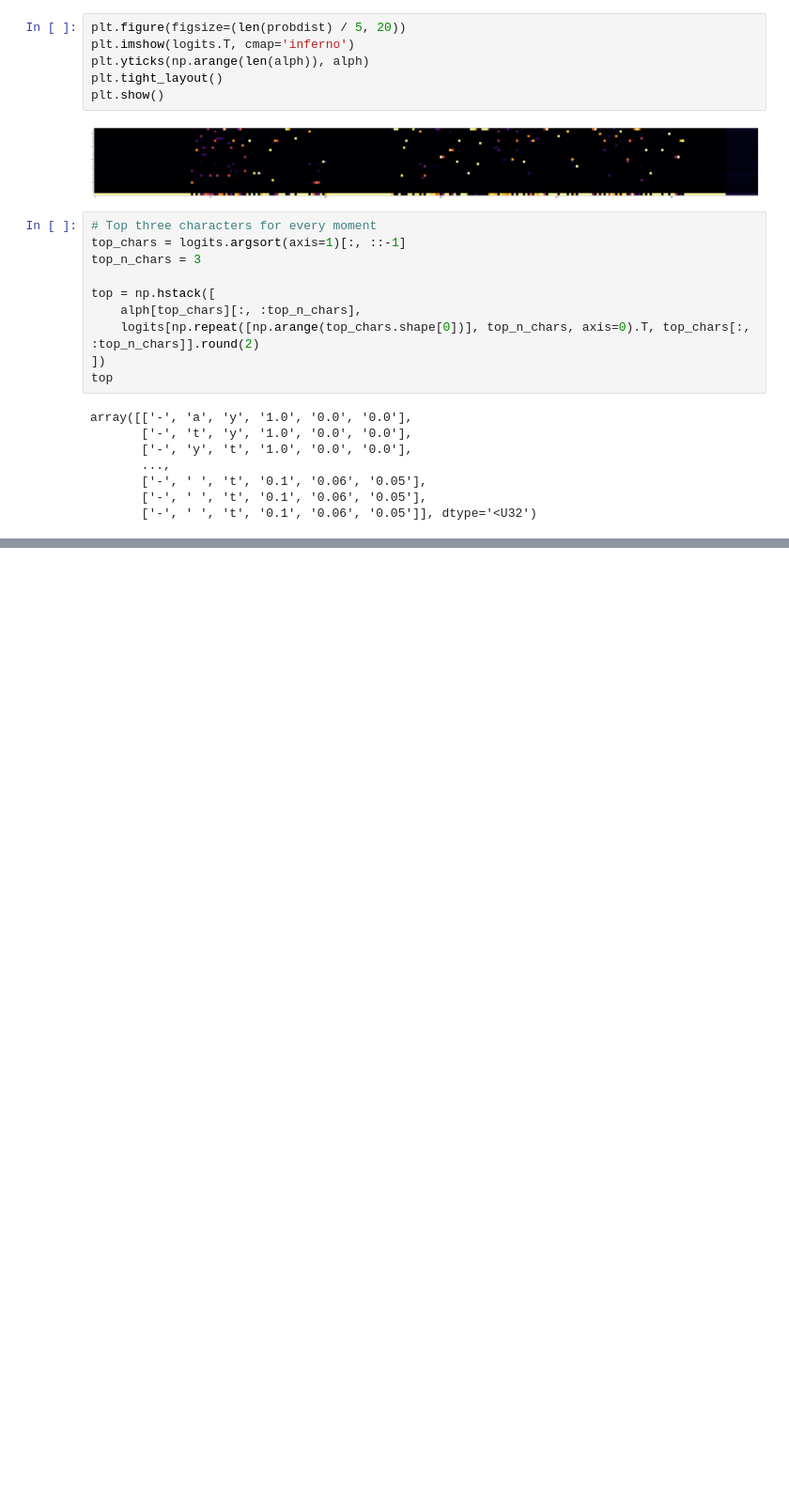
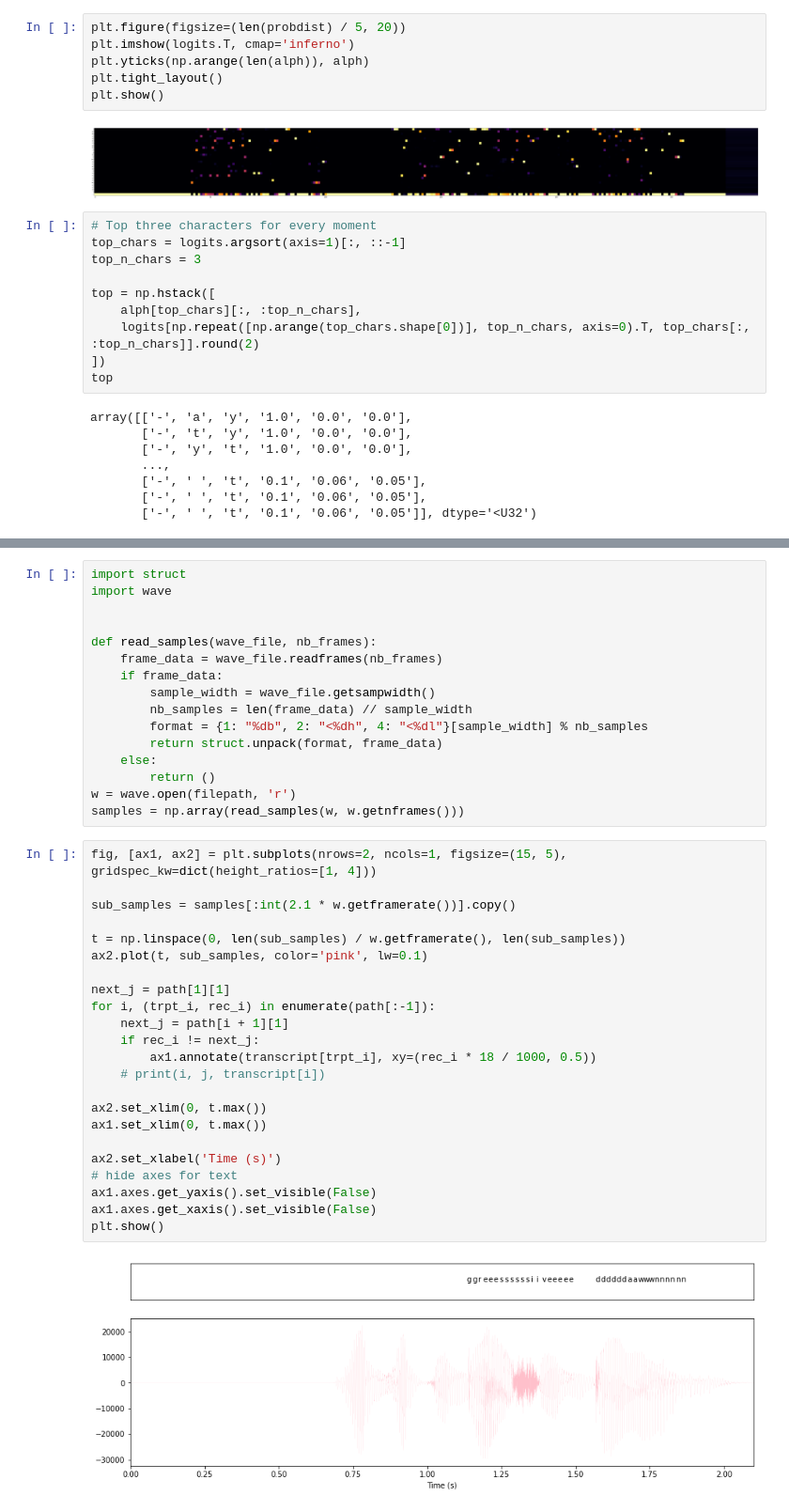
Before and after one commit to Breedoon/BookSync, a Jupyter notebook: __main__.ipynb, the cells around one changed output, grey strips where cells are left out. Shown: that part at 94% size. Cells and saved outputs as stored; diff of their text form; blank space fills up the shorter version.

```diff
--- a/__main__.ipynb
+++ b/__main__.ipynb
@@ -171,0 +131,41 @@ for i, j in path:
+# %%
+import struct
+import wave
+
+
+def read_samples(wave_file, nb_frames):
+    frame_data = wave_file.readframes(nb_frames)
+    if frame_data:
+        sample_width = wave_file.getsampwidth()
+        nb_samples = len(frame_data) // sample_width
+        format = {1: "%db", 2: "<%dh", 4: "<%dl"}[sample_width] % nb_samples
+        return struct.unpack(format, frame_data)
+    else:
+        return ()
+w = wave.open(filepath, 'r')
+samples = np.array(read_samples(w, w.getnframes()))
+# %%
+fig, [ax1, ax2] = plt.subplots(nrows=2, ncols=1, figsize=(15, 5), gridspec_kw=dict(height_ratios=[1, 4]))
+
+sub_samples = samples[:int(2.1 * w.getframerate())].copy()
+
+t = np.linspace(0, len(sub_samples) / w.getframerate(), len(sub_samples))
+ax2.plot(t, sub_samples, color='pink', lw=0.1)
+
+next_j = path[1][1]
+for i, (trpt_i, rec_i) in enumerate(path[:-1]):
+    next_j = path[i + 1][1]
+    if rec_i != next_j:
+        ax1.annotate(transcript[trpt_i], xy=(rec_i * 18 / 1000, 0.5))
+    # print(i, j, transcript[i])
+
+ax2.set_xlim(0, t.max())
+ax1.set_xlim(0, t.max())
+
+ax2.set_xlabel('Time (s)')
+# hide axes for text
+ax1.axes.get_yaxis().set_visible(False)
+ax1.axes.get_xaxis().set_visible(False)
+plt.show()
+# %% [output]
+[figure, added]
```
Also changed, not shown: parts of 5 cells of this notebook.
